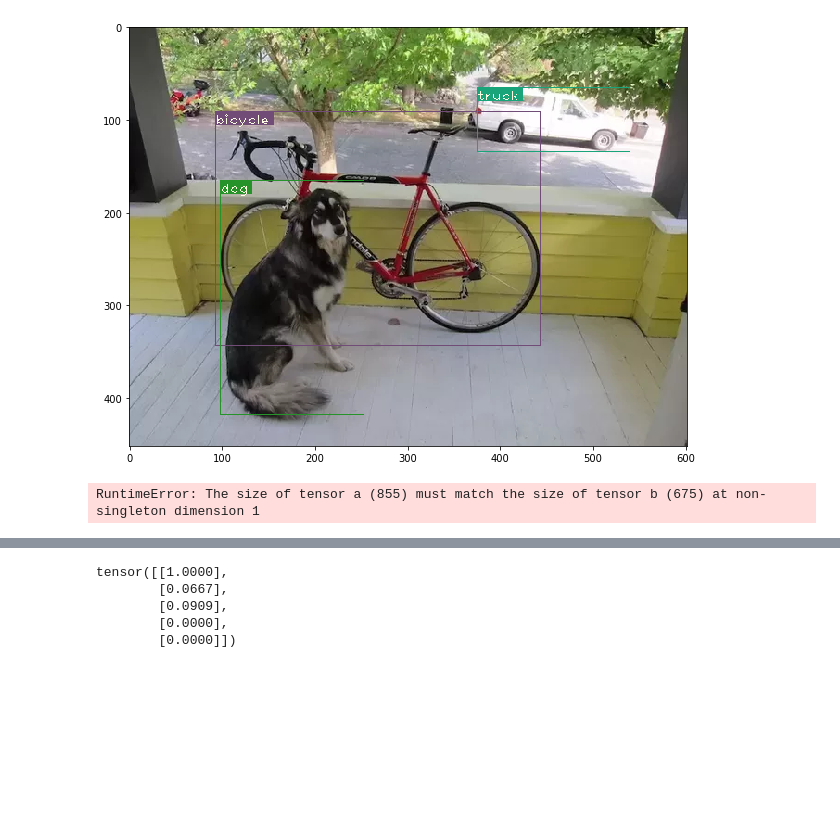
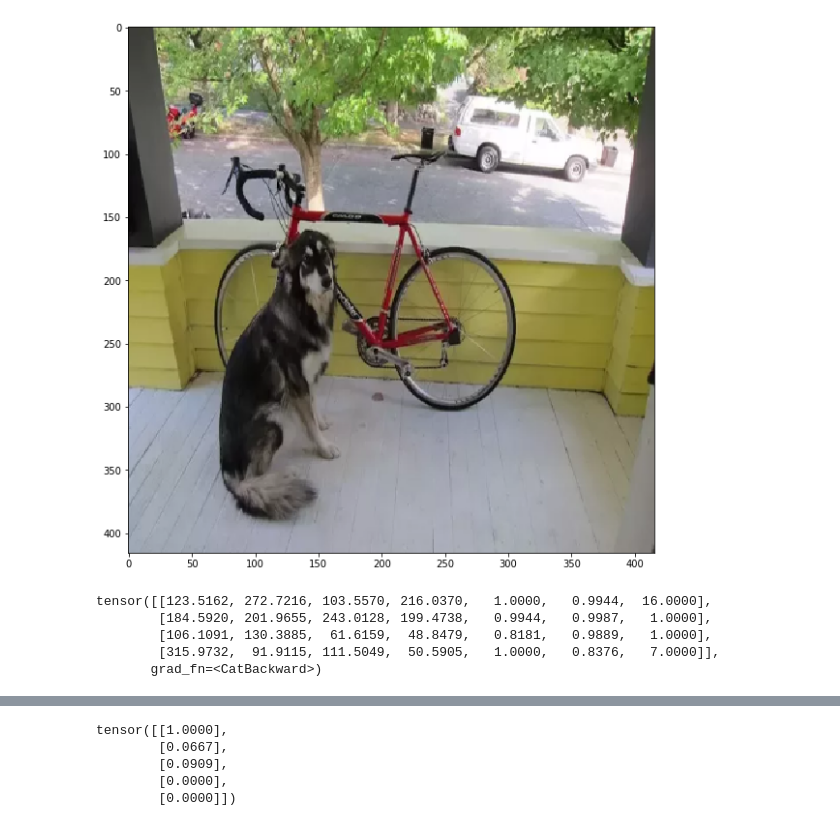
Before and after one commit to v-iashin/WebsiteYOLO, a Jupyter notebook: face_detector/experiments/yolo/Untitled.ipynb, the cells around one changed output, grey strips where cells are left out. Saved outputs shown, nothing was run; the diff lists cells and outputs as text; code cells hidden in the pictures; blank space fills up the shorter version.

```diff
--- a/face_detector/experiments/yolo/Untitled.ipynb
+++ b/face_detector/experiments/yolo/Untitled.ipynb
@@ -25,20 +19,27 @@ darknet.load_weights(weight_file)
 # %%
 from matplotlib import pyplot as plt
 import cv2
 
 plt.figure(figsize=(10, 10))
-img = cv2.imread('../../../../YOLO_v3_tutorial_from_scratch/det/det_dog-cycle-car.png')
+# img = cv2.imread('../../../../YOLO_v3_tutorial_from_scratch/det/det_dog-cycle-car.png')
+img = cv2.imread('dog-cycle-car.png')
 img = cv2.cvtColor(img, cv2.COLOR_BGR2RGB)
-# img = cv2.resize(img, (416, 416))
+img = cv2.resize(img, (416, 416))
 plt.imshow(img)
 plt.show()
 img = img.transpose((2, 0, 1))
 img = torch.from_numpy(img).float()
 img = img.unsqueeze(0)
 pred = darknet.forward(img, torch.device('cpu:0'))
+# print('loading tensor')
+# pred = torch.load('prediction.pt')
 pred = objectness_filter_and_nms(pred, classes=80)
 print(pred)
 # %% [output]
-[figure, old version]
+[figure, new version]
-RuntimeError: The size of tensor a (855) must match the size of tensor b (675) at non-singleton dimension 1
+tensor([[123.5162, 272.7216, 103.5570, 216.0370,   1.0000,   0.9944,  16.0000],
+        [184.5920, 201.9655, 243.0128, 199.4738,   0.9944,   0.9987,   1.0000],
+        [106.1091, 130.3885,  61.6159,  48.8479,   0.8181,   0.9889,   1.0000],
+        [315.9732,  91.9115, 111.5049,  50.5905,   1.0000,   0.8376,   7.0000]],
+       grad_fn=<CatBackward>)
 # %%
```
Also changed, not shown: parts of 3 cells of this notebook, 1 other file.
